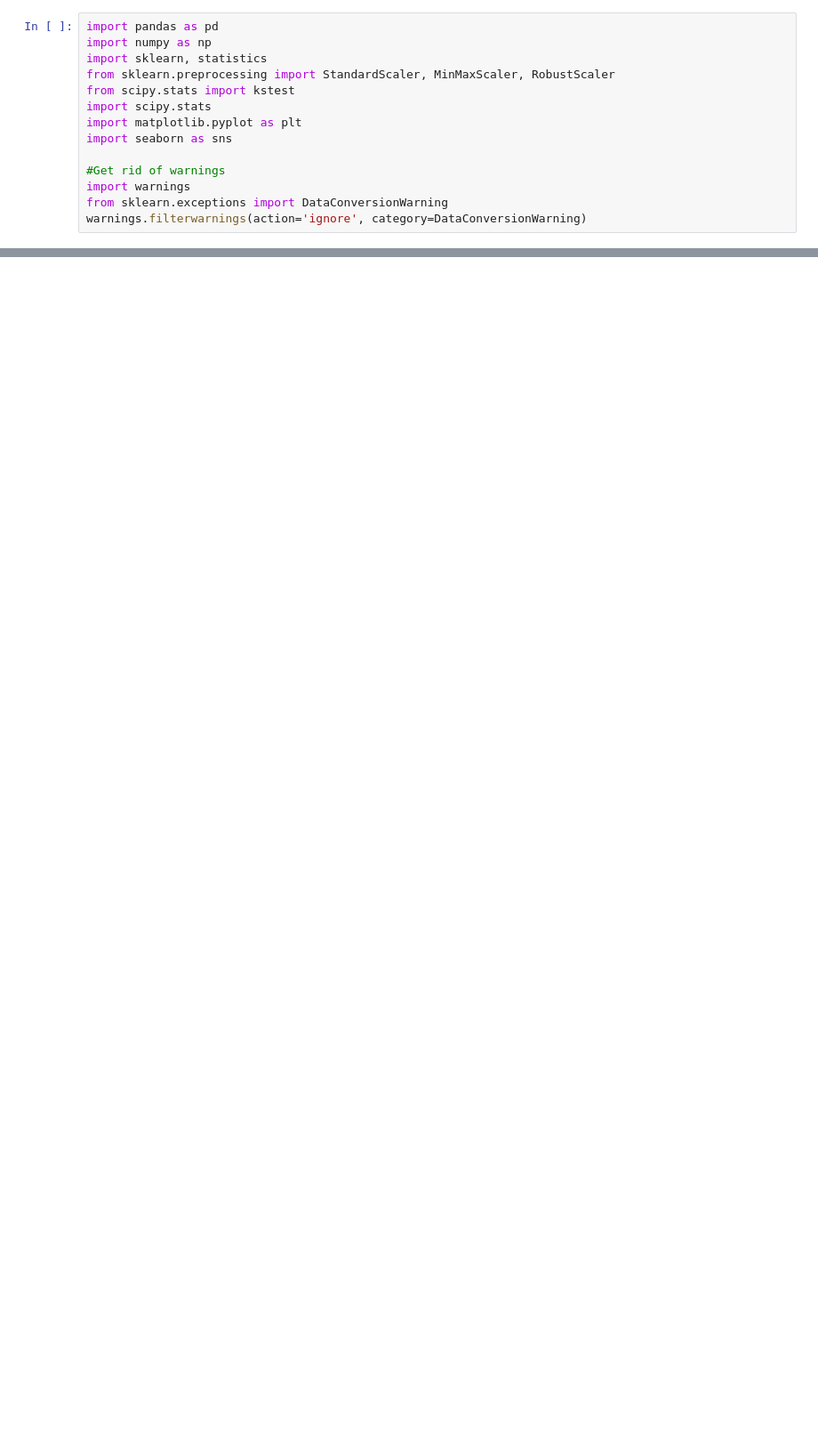
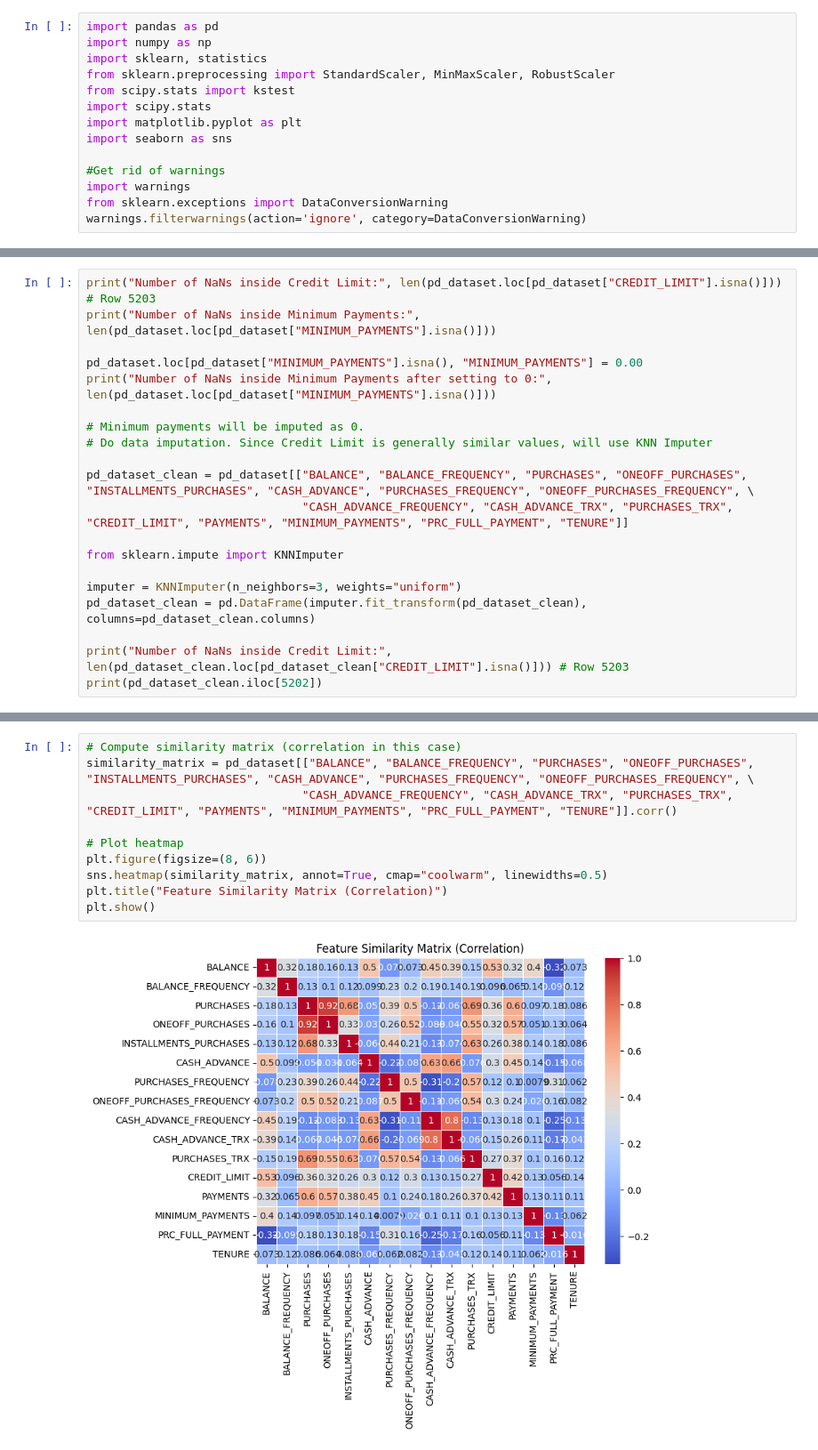
Before and after one commit to AlaTan93/Coursera-Unsupervised-Machine-Learning-Project, a Jupyter notebook: project.ipynb, the cells around one changed output, grey strips where cells are left out. Shown: that part at 89% size. Saved outputs shown, nothing was run; the diff lists cells and outputs as text; blank space fills up the shorter version.

```diff
--- a/project.ipynb
+++ b/project.ipynb
@@ -52,0 +56,20 @@ dtype: int64
+# %%
+print("Number of NaNs inside Credit Limit:", len(pd_dataset.loc[pd_dataset["CREDIT_LIMIT"].isna()])) # Row 5203
+print("Number of NaNs inside Minimum Payments:", len(pd_dataset.loc[pd_dataset["MINIMUM_PAYMENTS"].isna()]))
+
+pd_dataset.loc[pd_dataset["MINIMUM_PAYMENTS"].isna(), "MINIMUM_PAYMENTS"] = 0.00
+print("Number of NaNs inside Minimum Payments after setting to 0:", len(pd_dataset.loc[pd_dataset["MINIMUM_PAYMENTS"].isna()]))
+
+# Minimum payments will be imputed as 0.
+# Do data imputation. Since Credit Limit is generally similar values, will use KNN Imputer
+
+pd_dataset_clean = pd_dataset[["BALANCE", "BALANCE_FREQUENCY", "PURCHASES", "ONEOFF_PURCHASES", "INSTALLMENTS_PURCHASES", "CASH_ADVANCE", "PURCHASES_FREQUENCY", "ONEOFF_PURCHASES_FREQUENCY", \
+                               "CASH_ADVANCE_FREQUENCY", "CASH_ADVANCE_TRX", "PURCHASES_TRX", "CREDIT_LIMIT", "PAYMENTS", "MINIMUM_PAYMENTS", "PRC_FULL_PAYMENT", "TENURE"]]
+
+from sklearn.impute import KNNImputer
+
+imputer = KNNImputer(n_neighbors=3, weights="uniform")
+pd_dataset_clean = pd.DataFrame(imputer.fit_transform(pd_dataset_clean), columns=pd_dataset_clean.columns)
+
+print("Number of NaNs inside Credit Limit:", len(pd_dataset_clean.loc[pd_dataset_clean["CREDIT_LIMIT"].isna()])) # Row 5203
+print(pd_dataset_clean.iloc[5202])
@@ -52,0 +94,12 @@ dtype: int64
+# %%
+# Compute similarity matrix (correlation in this case)
+similarity_matrix = pd_dataset[["BALANCE", "BALANCE_FREQUENCY", "PURCHASES", "ONEOFF_PURCHASES", "INSTALLMENTS_PURCHASES", "CASH_ADVANCE", "PURCHASES_FREQUENCY", "ONEOFF_PURCHASES_FREQUENCY", \
+                               "CASH_ADVANCE_FREQUENCY", "CASH_ADVANCE_TRX", "PURCHASES_TRX", "CREDIT_LIMIT", "PAYMENTS", "MINIMUM_PAYMENTS", "PRC_FULL_PAYMENT", "TENURE"]].corr()
+
+# Plot heatmap
+plt.figure(figsize=(8, 6))
+sns.heatmap(similarity_matrix, annot=True, cmap="coolwarm", linewidths=0.5)
+plt.title("Feature Similarity Matrix (Correlation)")
+plt.show()
+# %% [output]
+[figure, added]
```
Also changed, not shown: parts of 5 cells of this notebook.
